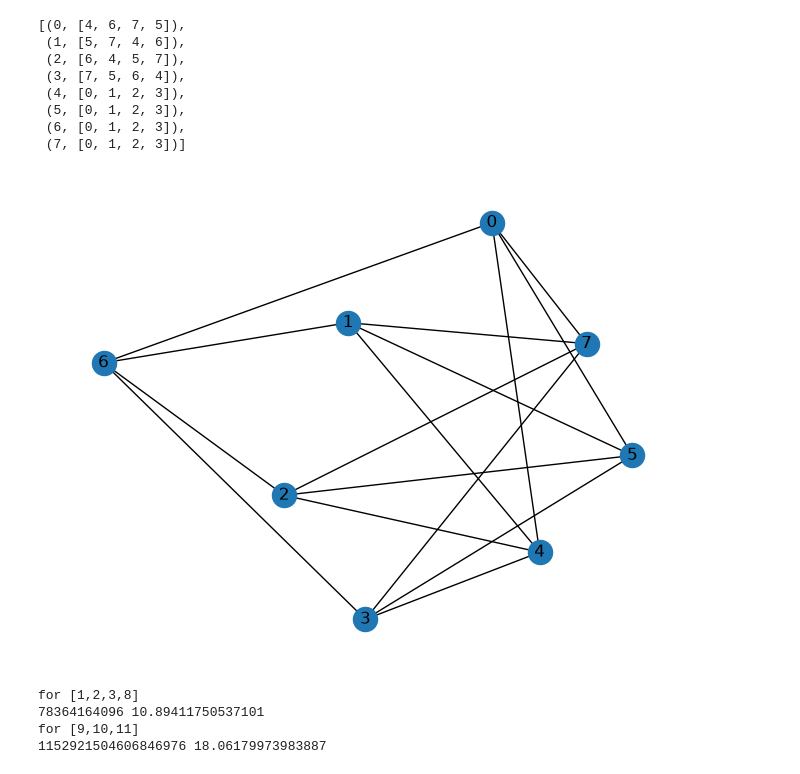
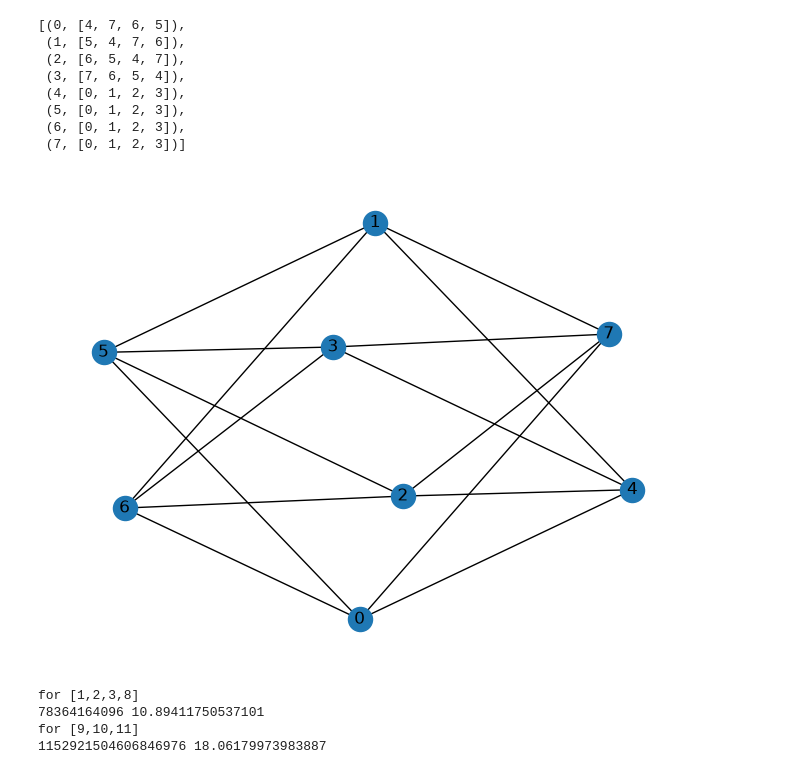
Before and after one commit to jpschmurr/Genus_RO, a Jupyter notebook: Billiard notebook.ipynb, the cells around one changed output. Drawn from its saved outputs; the diff is of its cells as text; code cells hidden in the pictures.

```diff
--- a/Billiard notebook.ipynb
+++ b/Billiard notebook.ipynb
@@ -24,25 +24,25 @@ is the length of the bracket.
 # %%
 #Good list:[1,2,4],[2,3,5],[9,10,11],[7,8,15]
 #Also try: [1,1,1,1], [1,2,3,8],[1,2,3,10],[2,5,8,9],[1,2,3,2n] for n>=4
 #Also:[3,3,3,3,3],[1,2,3,4,14],[1,2,3,4,2+3n], for n>=0
 #Also: [1,2,3,4,5,19],[1,2,3,4,5,27]
-bracket=[1,2,3,4,5,19]
+bracket=[1, 1, 1, 5]
 G=make_billiard_graph_integers(bracket)
 nx.draw(G,with_labels=True)
 #print(list(G.nodes))
 #print(list(G.edges))
 #print(list(G.adjacency()))
 [(i,[n for n in G.neighbors(i)])for i in range(len(G.nodes))]
 # %% [output]
-[(0, [4, 6, 7, 5]),
- (1, [5, 7, 4, 6]),
- (2, [6, 4, 5, 7]),
- (3, [7, 5, 6, 4]),
+[(0, [4, 7, 6, 5]),
+ (1, [5, 4, 7, 6]),
+ (2, [6, 5, 4, 7]),
+ (3, [7, 6, 5, 4]),
  (4, [0, 1, 2, 3]),
  (5, [0, 1, 2, 3]),
  (6, [0, 1, 2, 3]),
  (7, [0, 1, 2, 3])]
-[figure, old version]
+[figure, new version]
 # %%
 print("for [1,2,3,8]")
 
```
Also changed, not shown: 1 other file.
